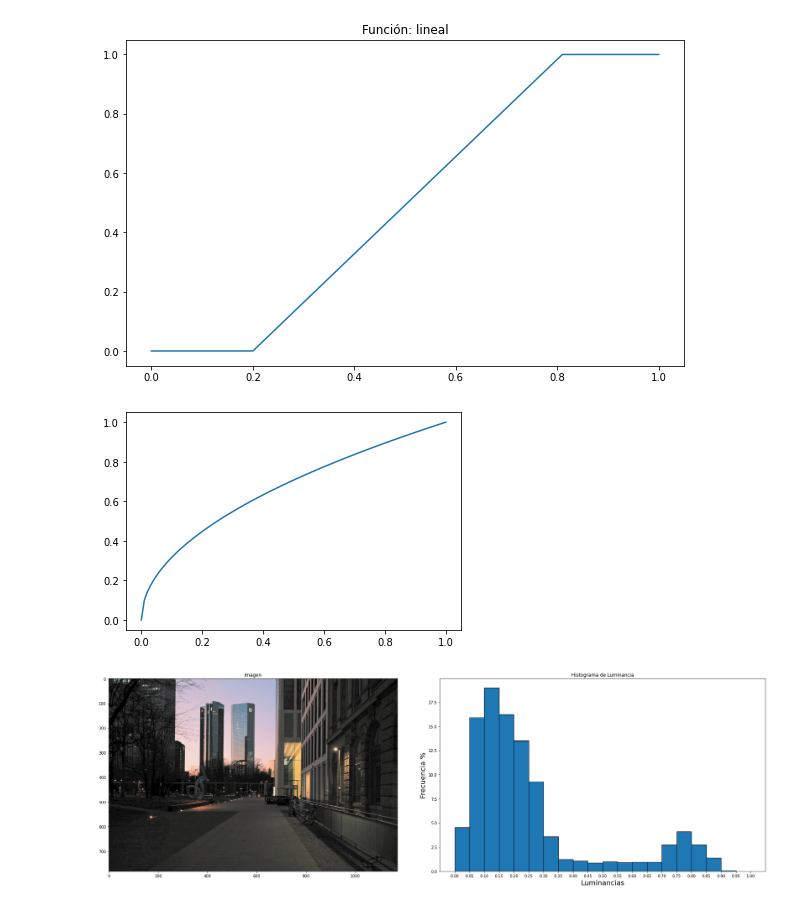
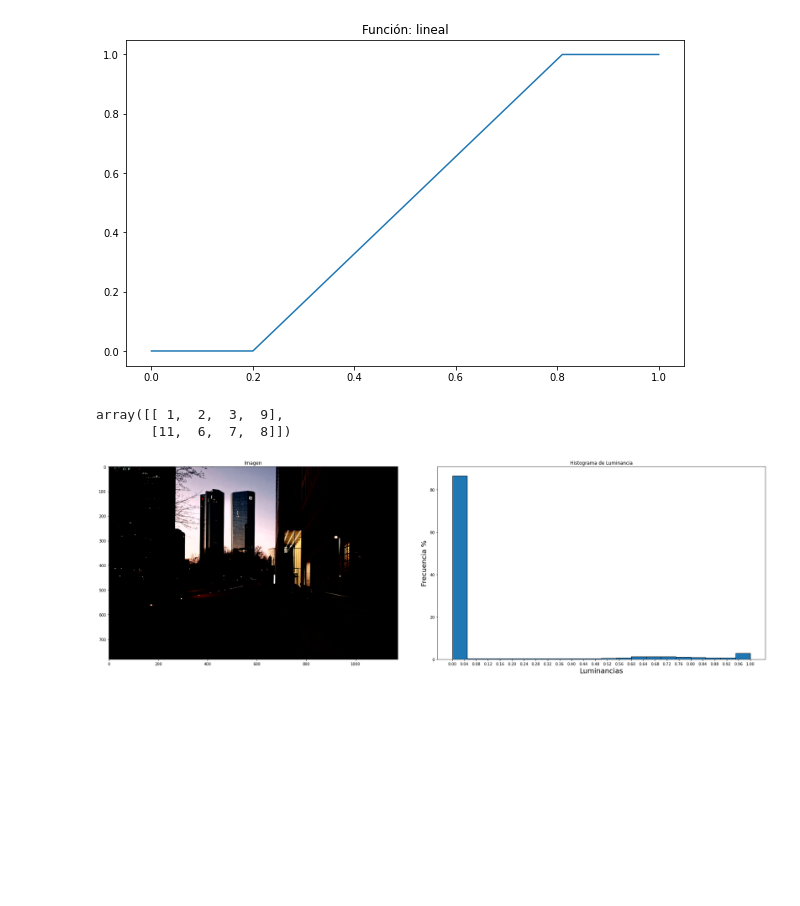
Before and after one commit to nicolassalomon96/procesamiento_imagenes_UNS, a Jupyter notebook: TP4/Histograma_de_luminancia.ipynb, the cells around one changed output. Saved outputs shown, nothing was run; the diff lists cells and outputs as text; code cells hidden in the pictures; blank space fills up the shorter version.

```diff
--- a/TP4/Histograma_de_luminancia.ipynb
+++ b/TP4/Histograma_de_luminancia.ipynb
@@ -315,24 +323,37 @@ plot_lineal_function(0,1,0.2,0.8)
 def lineal_filter(image, y_in_min, y_in_max):
   y_out_min = 0
   y_out_max = 1
-  slope = (y_out_max - y_out_min)/(y_in_max - y_in_min)
+
+  #Ecuación de la recta: y-y1 = m(x-x1) --> y = mx + b
+  m = (y_out_max - y_out_min)/(y_in_max - y_in_min) #pendiente entre (y_in_min e y_in_max)
+  b = y_out_min - m * y_in_min #ordenada al origen
 
   image_yiq = rgb2yiq(image)
-  image_yiq_mod = np.copy(image_yiq)
-  Y, I, Q = split_YIQ(image_yiq_mod)
+  Y, I, Q = split_YIQ(image_yiq)
 
-  Y_new = np.copy(Y)
-  Y_new[Y_new < y_in_min] = 0.0
-  Y_new[Y_new > y_in_max] = 1.0
-  Y_new = Y * slope
+  Y[Y < y_in_min] = 0
+  Y[Y > y_in_max] = 1
+  Y = np.where((Y >= y_in_min) & (Y <= y_in_max), m * Y + b, Y)
 
-  image_yiq_mod = np.dstack((Y_new, I, Q))
+  image_yiq_mod = np.dstack((Y, I, Q))
   return image_yiq_mod
+# %%
+'''y_in_min = 3
+y_in_max = 6
+m = 2
+b = 1
+
+a = np.array([[1, 2, 3, 4], [5, 6, 7, 8]])
+a = np.where((a > y_in_min) & (a < y_in_max), m * a + b, a)
+a'''
+# %% [output]
+array([[ 1,  2,  3,  9],
+       [11,  6,  7,  8]])
 # %%
-YIQ_n = sqrt_filter(image_2)
-Contadores = 20
-counts_relative_freq, bins = generate_histo(YIQ_n[:,:,0],0,1,Contadores)
+YIQ_n = lineal_filter(image_2, 0.3, 0.7)
+
+counts_relative_freq, bins = generate_histo(YIQ_n[:,:,0],0,1,20)
+
 plot_image_histo(yiq2rgb(YIQ_n), counts_relative_freq, bins, Contadores, figsize=(25,8))
 # %% [output]
-[figure, old version]
+[figure, new version]
-[figure, removed]
```
Also changed, not shown: parts of 2 cells of this notebook.
